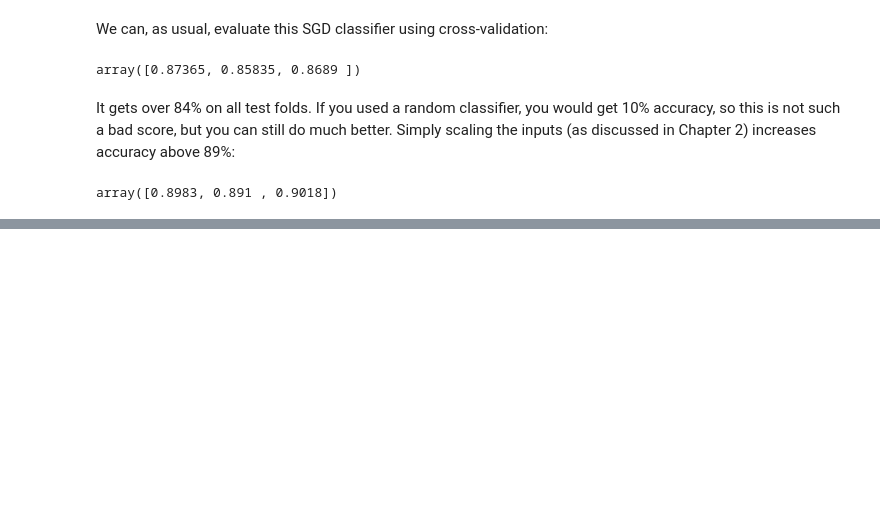
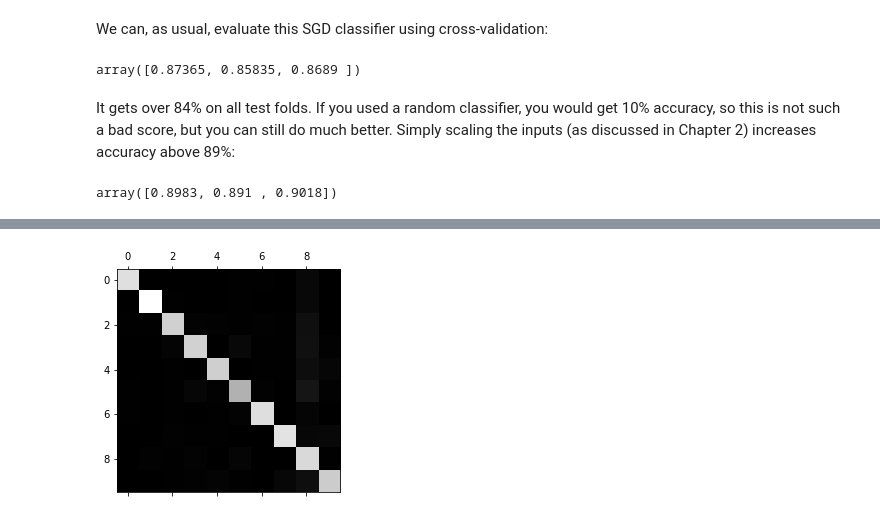
Before and after one commit to alexandrehsd/handson-ml-notes, a Jupyter notebook: ch03_classification.ipynb, the cells around one changed output, grey strips where cells are left out. Drawn from its saved outputs; the diff is of its cells as text; code cells hidden in the pictures; blank space fills up the shorter version.

```diff
--- a/ch03_classification.ipynb
+++ b/ch03_classification.ipynb
@@ -518,0 +533,5 @@ array([0.8983, 0.891 , 0.9018])
+# %%
+plt.matshow(conf_mx, cmap=plt.cm.gray)
+plt.show()
+# %% [output]
+[figure, added]
```
Also changed, not shown: parts of 12 cells of this notebook.
